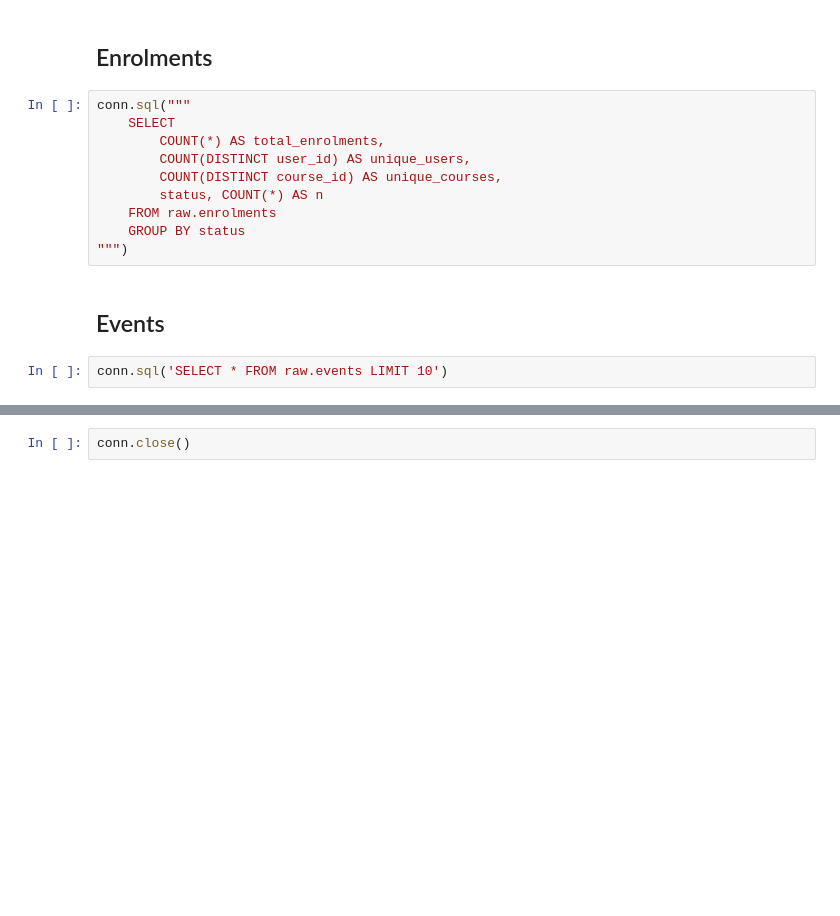
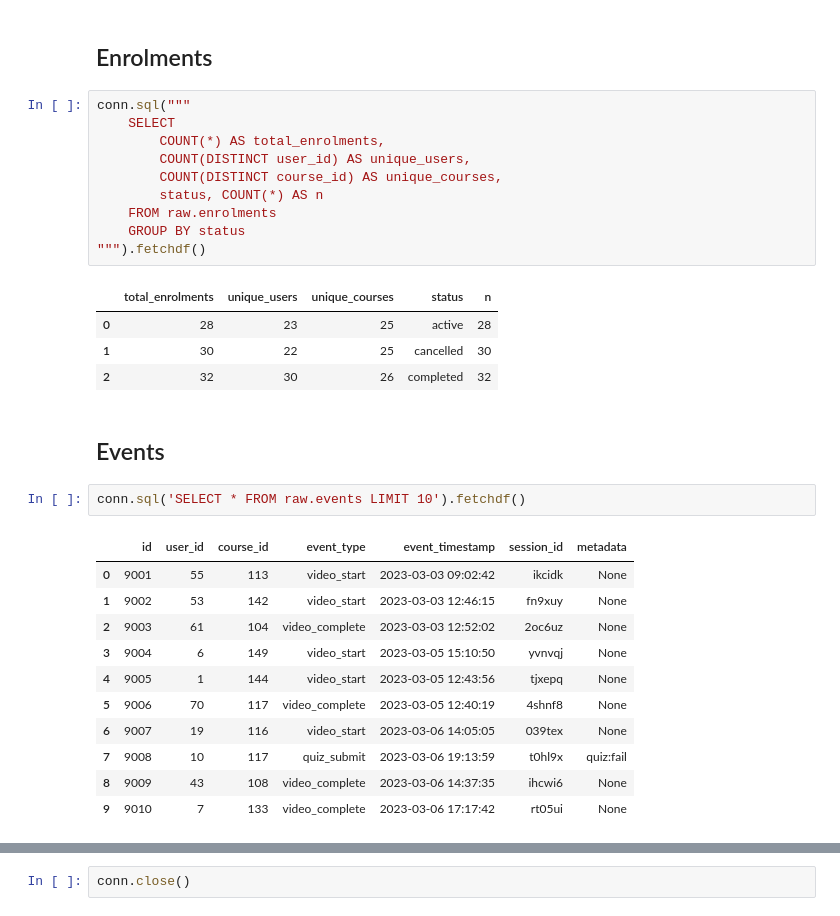
Before and after one commit to apolitical/data-challenge, a Jupyter notebook: notebooks/data_exploration.ipynb, the cells around one changed output, grey strips where cells are left out. Cells and saved outputs as stored; diff of their text form; blank space fills up the shorter version.

```diff
--- a/notebooks/data_exploration.ipynb
+++ b/notebooks/data_exploration.ipynb
@@ -46,11 +92,28 @@ conn.sql("""
         status, COUNT(*) AS n
     FROM raw.enrolments
     GROUP BY status
-""")
+""").fetchdf()
+# %% [output]
+|  | total_enrolments | unique_users | unique_courses | status | n |
+| 0 | 28 | 23 | 25 | active | 28 |
+| 1 | 30 | 22 | 25 | cancelled | 30 |
+| 2 | 32 | 30 | 26 | completed | 32 |
 # %% [markdown]
 ## Events
 # %%
-conn.sql('SELECT * FROM raw.events LIMIT 10')
+conn.sql('SELECT * FROM raw.events LIMIT 10').fetchdf()
+# %% [output]
+|  | id | user_id | course_id | event_type | event_timestamp | session_id | metadata |
+| 0 | 9001 | 55 | 113 | video_start | 2023-03-03 09:02:42 | ikcidk | None |
+| 1 | 9002 | 53 | 142 | video_start | 2023-03-03 12:46:15 | fn9xuy | None |
+| 2 | 9003 | 61 | 104 | video_complete | 2023-03-03 12:52:02 | 2oc6uz | None |
+| 3 | 9004 | 6 | 149 | video_start | 2023-03-05 15:10:50 | yvnvqj | None |
+| 4 | 9005 | 1 | 144 | video_start | 2023-03-05 12:43:56 | tjxepq | None |
+| 5 | 9006 | 70 | 117 | video_complete | 2023-03-05 12:40:19 | 4shnf8 | None |
+| 6 | 9007 | 19 | 116 | video_start | 2023-03-06 14:05:05 | 039tex | None |
+| 7 | 9008 | 10 | 117 | quiz_submit | 2023-03-06 19:13:59 | t0hl9x | quiz:fail |
+| 8 | 9009 | 43 | 108 | video_complete | 2023-03-06 14:37:35 | ihcwi6 | None |
+| 9 | 9010 | 7 | 133 | video_complete | 2023-03-06 17:17:42 | rt05ui | None |
 # %%
 # Event type distribution
 conn.sql("""
```
Also changed, not shown: parts of 27 cells of this notebook, 5 other files.
